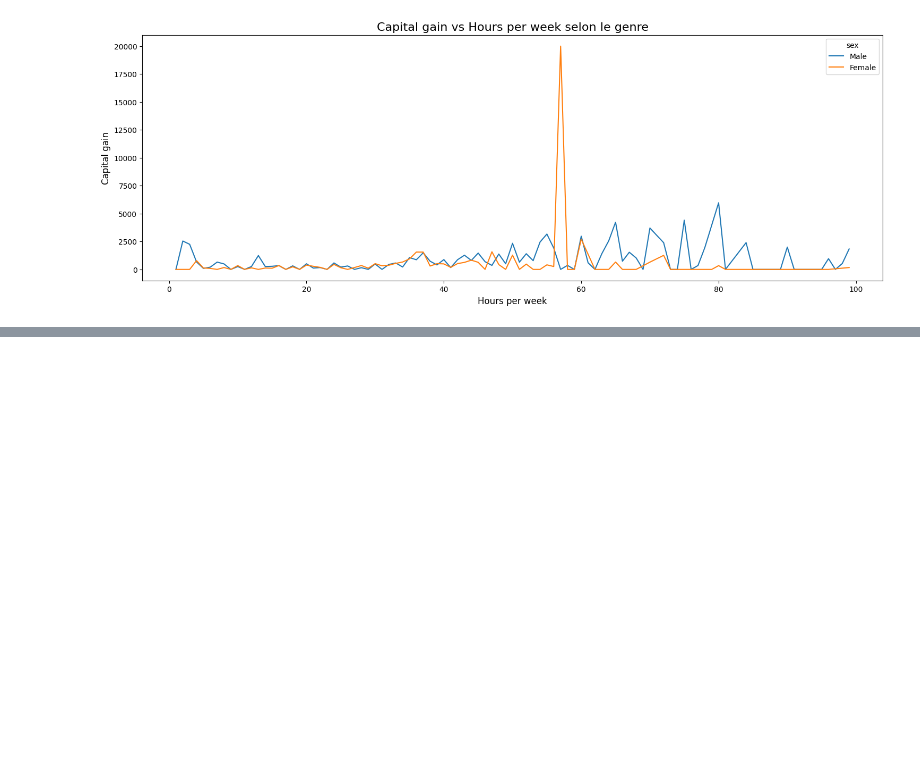
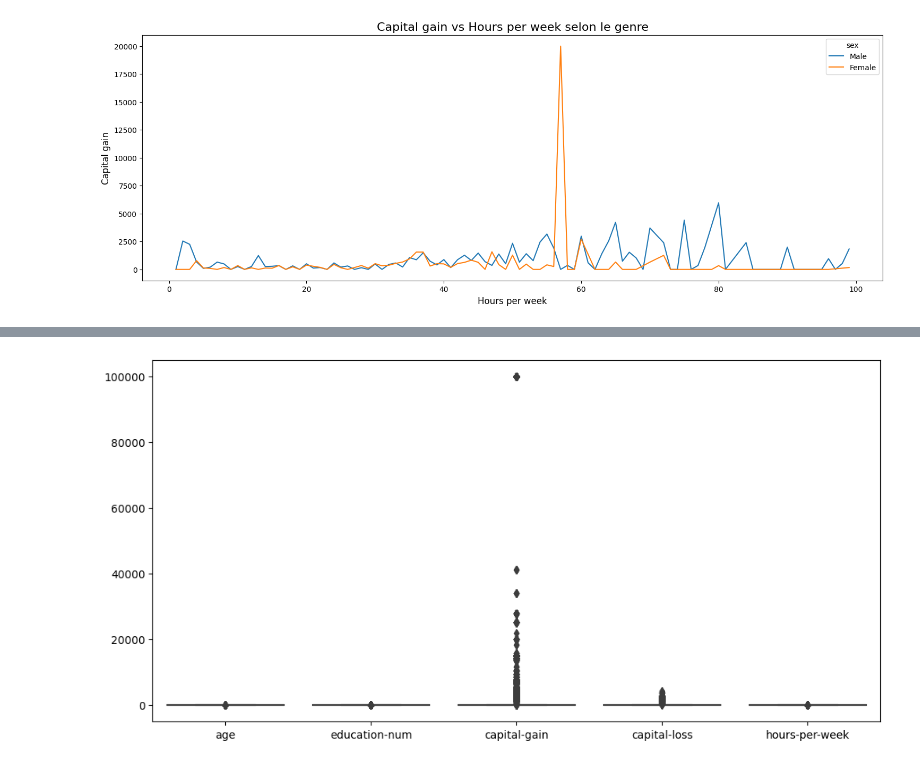
Before and after one commit to RajaaLebnaiti/100-Days-of-Data-Science, a Jupyter notebook: Day25 complete Project/Data visualisation/Data Visualisation.ipynb, the cells around one changed output, grey strips where cells are left out. Saved outputs shown, nothing was run; the diff lists cells and outputs as text; code cells hidden in the pictures; blank space fills up the shorter version.

```diff
--- a/Day25 complete Project/Data visualisation/Data Visualisation.ipynb
+++ b/Day25 complete Project/Data visualisation/Data Visualisation.ipynb
@@ -90,0 +117,8 @@ plt.show()
+# %%
+#adult = adult.drop(columns=['fnlwgt'])
+
+plt.figure(figsize=(12,6))
+sns.boxplot(adult)
+plt.show()
+# %% [output]
+[figure, added]
```
Also changed, not shown: parts of 8 cells of this notebook, 2 other files.
